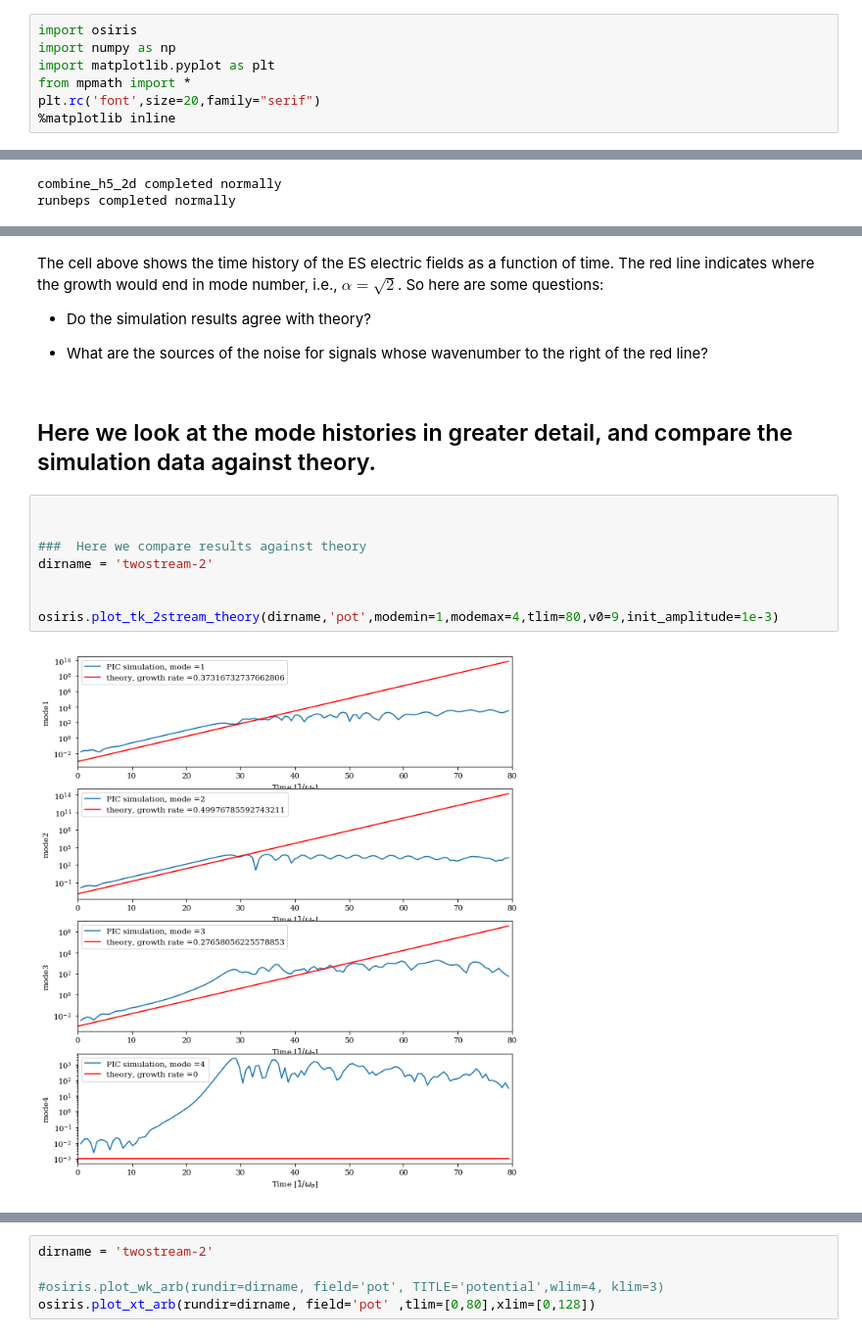
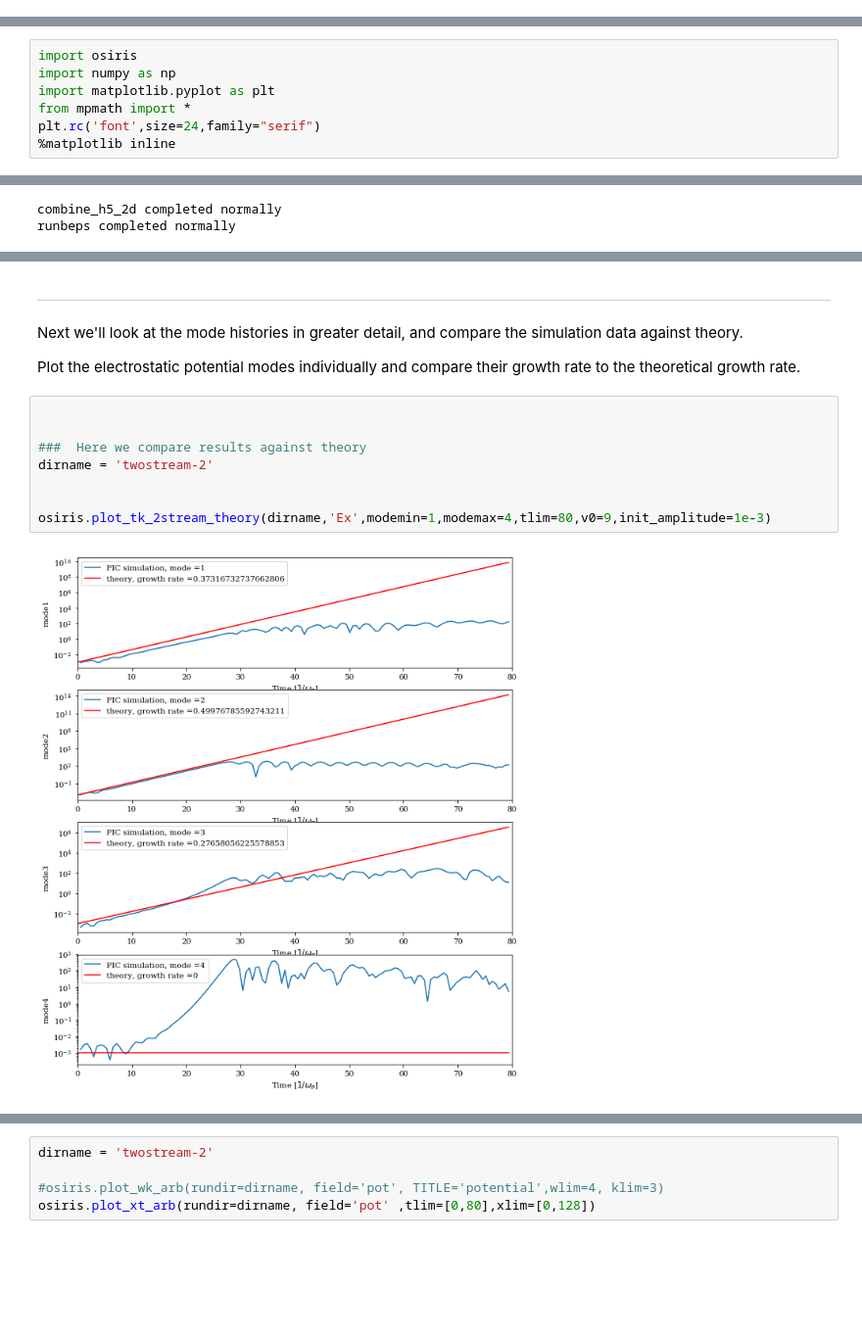
Before and after one commit to UCLA-Plasma-Simulation-Group/JupyterPIC, a Jupyter notebook: notebooks/two-stream/Two-Stream.ipynb, the cells around one changed output, grey strips where cells are left out. Shown at 98% size. Saved outputs shown, nothing was run; the diff lists cells and outputs as text; blank space fills up the shorter version.

Commit message:
made a first "final" version of the 2 stream instability

```diff
--- a/notebooks/two-stream/Two-Stream-Only-Notebook.ipynb
+++ b/notebooks/two-stream/Two-Stream.ipynb
@@ -3,10 +1,3 @@
-# %%
-import osiris
-import numpy as np
-import matplotlib.pyplot as plt
-from mpmath import *
-plt.rc('font',size=20,family="serif")
-%matplotlib inline
 # %% [markdown]
 # Two-stream instability with UPIC-ES
 
@@ -85,0 +92,7 @@ From the above equation, one can see that the growth rate follows a universal cu
+# %%
+import osiris
+import numpy as np
+import matplotlib.pyplot as plt
+from mpmath import *
+plt.rc('font',size=24,family="serif")
+%matplotlib inline
@@ -236,19 +231,15 @@ osiris.plot_tk_2stream(dirname,'pot',klim=5,tlim=80,v0=9)
-# %% [markdown]
-The cell above shows the time history of the ES electric fields as a function of time.  The red line indicates where the growth would end in mode number, i.e., $\alpha = \sqrt{2}$.  So here are some questions:
-
-
--  Do the simulation results agree with theory?
-
--  What are the sources of the noise for signals whose wavenumber to the right of the red line?
 # %% [markdown]
-## Here we look at the mode histories in greater detail, and compare the simulation data against theory.
+-----
+Next we'll look at the mode histories in greater detail, and compare the simulation data against theory.
+
+Plot the electrostatic potential modes individually and compare their growth rate to the theoretical growth rate.
 # %%
 
 
 ###  Here we compare results against theory
 dirname = 'twostream-2'
 
 
-osiris.plot_tk_2stream_theory(dirname,'pot',modemin=1,modemax=4,tlim=80,v0=9,init_amplitude=1e-3)
+osiris.plot_tk_2stream_theory(dirname,'Ex',modemin=1,modemax=4,tlim=80,v0=9,init_amplitude=1e-3)
 # %% [output]
-[figure, old version]
+[figure, new version]
```
Also changed, not shown: parts of 55 cells of this notebook, 3 other files.
